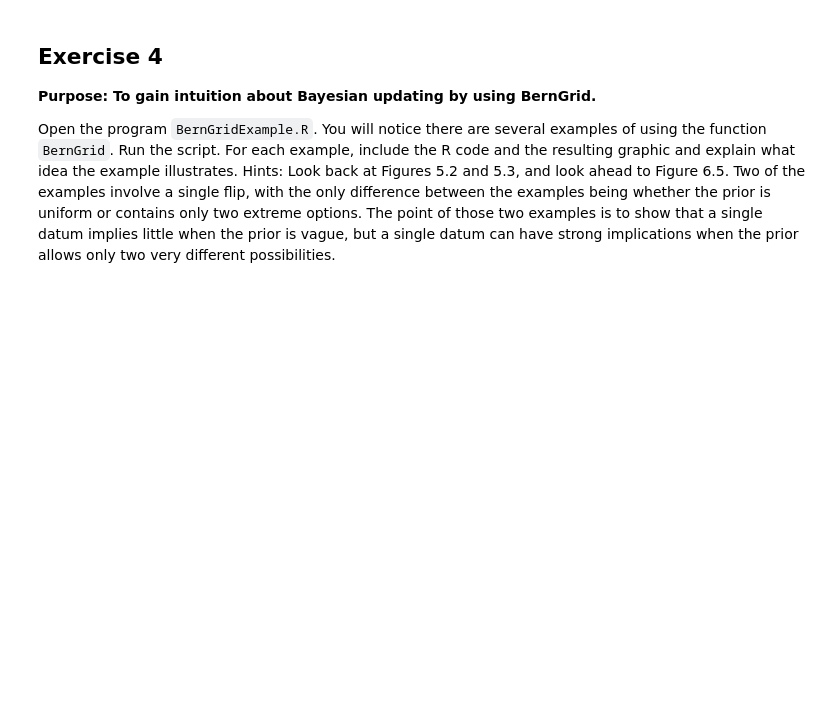
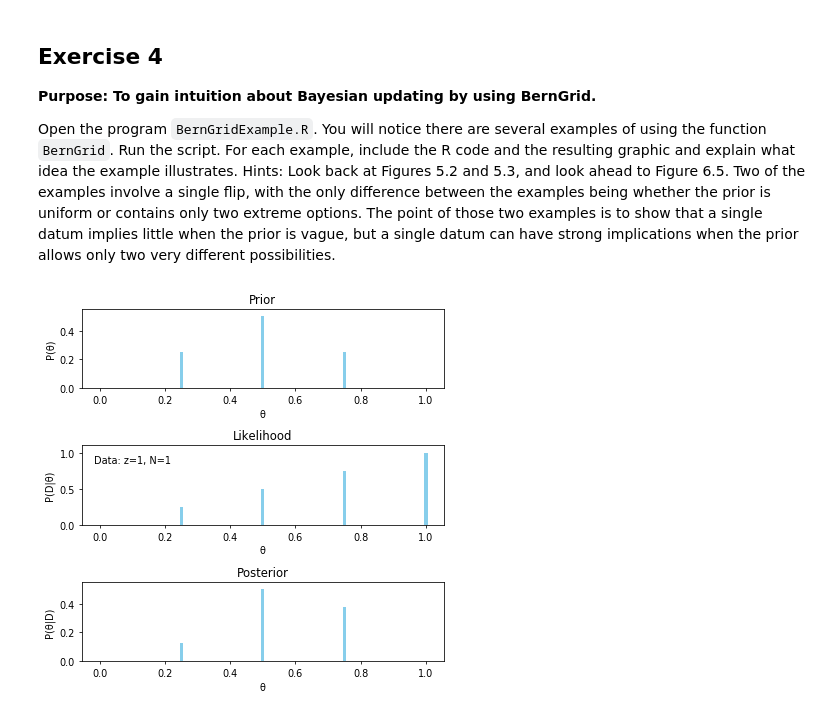
Before and after one commit to Giuco/bayesian-data-analyis-kruschke, a Jupyter notebook: Chapter 5 - Exercises.ipynb, the cells around one changed output. Saved outputs shown, nothing was run; the diff lists cells and outputs as text; code cells hidden in the pictures; blank space fills up the shorter version.

```diff
--- a/Chapter 5 - Exercises.ipynb
+++ b/Chapter 5 - Exercises.ipynb
@@ -140 +148,12 @@ from helpers.bern_grid import plot_bern_grid
+# %%
+theta = np.linspace(0, 1, 5)            # Sparse teeth for Theta.
+p_theta = np.minimum(theta, 1 - theta)  # Triangular shape for pTheta.
+p_theta = normalize(p_theta)            # Make pTheta sum to 1.0
+data = np.array([1])                    # Single flip with 1 head
+
+plot_bern_grid(theta, p_theta, data)
+
+# This just shows reallocation of credibility for a small number of candidate parameter values and a single datum.
+# %% [output]
+[figure, added]
 # %%
```
Also changed, not shown: parts of 26 cells of this notebook, 1 other file.
